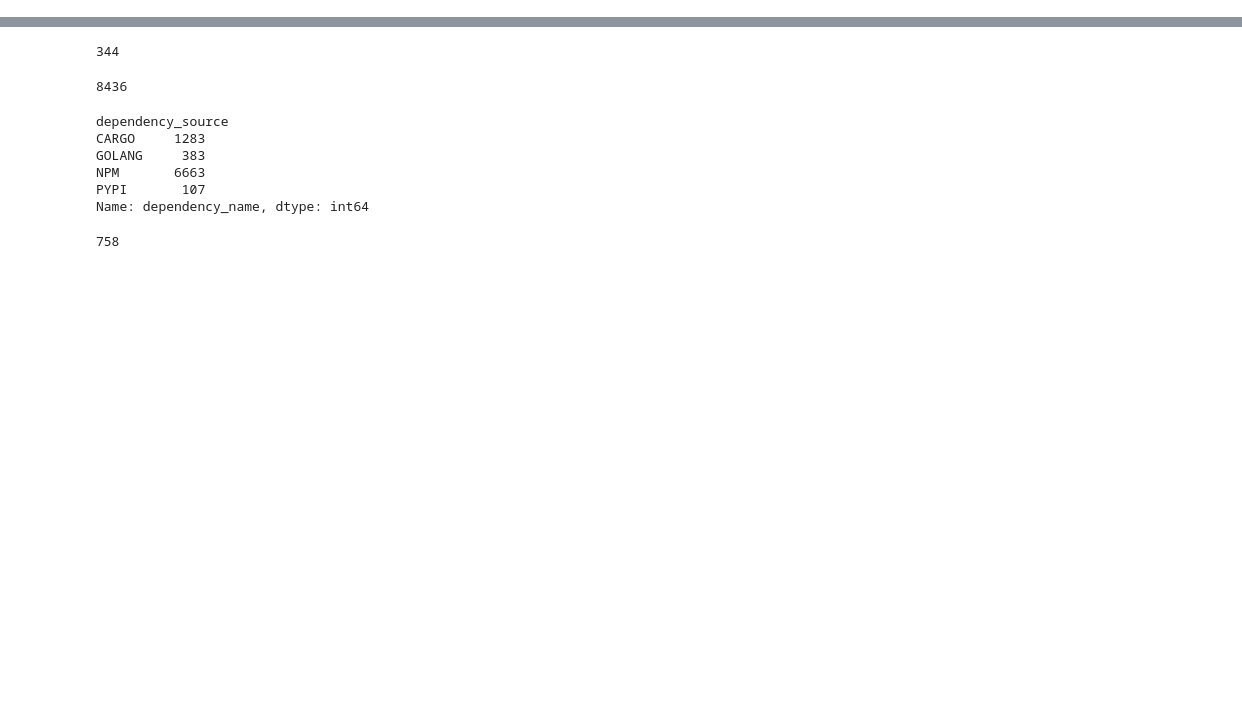
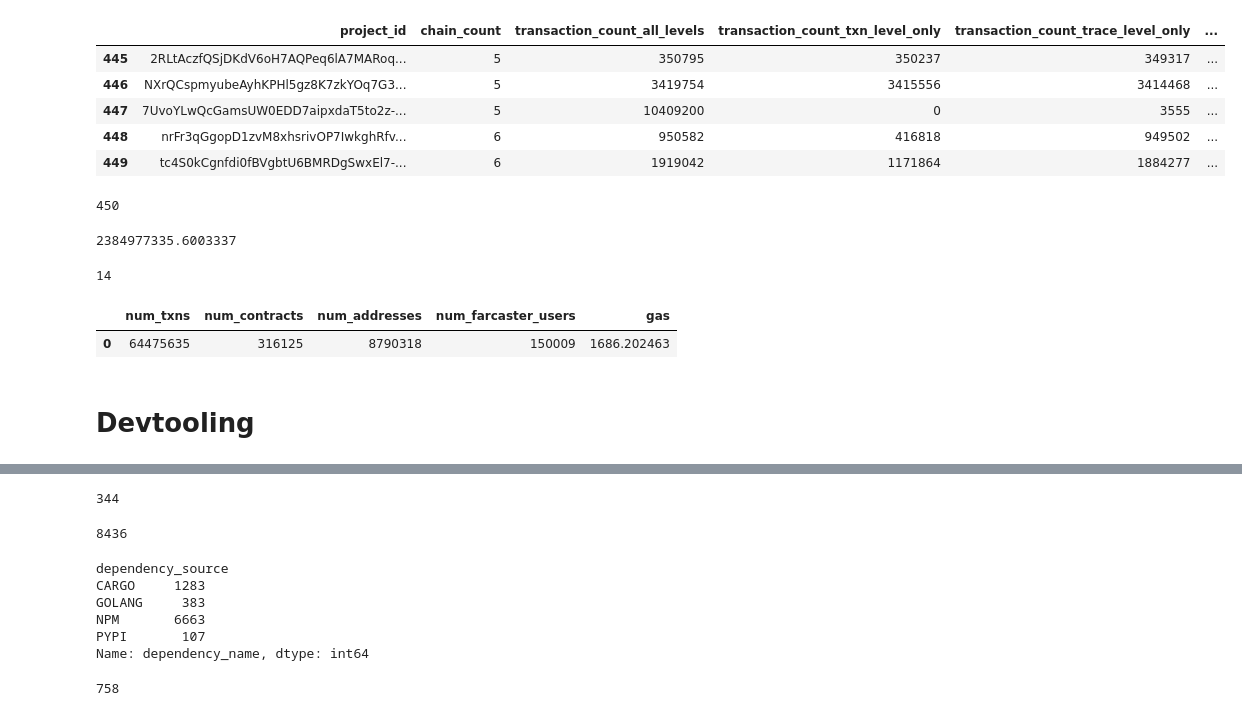
Before and after one commit to opensource-observer/insights, a Jupyter notebook: analysis/optimism/s7/s7_stats.ipynb, the cells around one changed output, grey strips where cells are left out. Cells and saved outputs as stored; diff of their text form; code cells hidden in the pictures; blank space fills up the shorter version.

Commit message:
feat(nb): add onchain buidler stats

```diff
--- a/analysis/optimism/s7/s7_stats.ipynb
+++ b/analysis/optimism/s7/s7_stats.ipynb
@@ -10,6 +10,57 @@ client = bigquery.Client(GCP_PROJECT)
 def stringify(lst):
     lst = [x for x in lst if x]
     return "('" + "','".join(lst) + "')"
+# %%
+results = client.query(f"""
+    select * from `oso.int_superchain_s7_onchain_builder_eligibility`
+""")
+df_onchain_projects = results.to_dataframe()
+df_onchain_projects.tail()
+# %% [output]
+|  | project_id | chain_count | transaction_count_all_levels | transaction_count_txn_level_only | transaction_count_trace_level_only | ... |
+| 445 | 2RLtAczfQSjDKdV6oH7AQPeq6lA7MARoq... | 5 | 350795 | 350237 | 349317 | ... |
+| 446 | NXrQCspmyubeAyhKPHl5gz8K7zkYOq7G3... | 5 | 3419754 | 3415556 | 3414468 | ... |
+| 447 | 7UvoYLwQcGamsUW0EDD7aipxdaT5to2z-... | 5 | 10409200 | 0 | 3555 | ... |
+| 448 | nrFr3qGgopD1zvM8xhsrivOP7IwkghRfv... | 6 | 950582 | 416818 | 949502 | ... |
+| 449 | tc4S0kCgnfdi0fBVgbtU6BMRDgSwxEl7-... | 6 | 1919042 | 1171864 | 1884277 | ... |
+# %%
+len(df_onchain_projects)
+# %% [output]
+450
+# %%
+df_defi = pd.read_csv('data/defillama_metrics.csv')
+df_defi[df_defi['measurement_period'] == 'Jan 2025']['amount'].sum() + 426_270_000 # uniswap
+# %% [output]
+2384977335.6003337
+# %%
+gbp = df_defi.groupby(['project_name', 'measurement_period'], as_index=False)['amount'].sum()
+len(gbp[(gbp['measurement_period'] == 'Jan 2025') & (gbp['amount']>1_000_000)])
+# %% [output]
+14
+# %%
+results = client.query(f"""
+select
+   approx_count_distinct(txn.hash) as num_txns,
+   approx_count_distinct(txn.to_address) as num_contracts,
+   approx_count_distinct(txn.from_address) as num_addresses,
+   approx_count_distinct(f.fid) as num_farcaster_users,
+   sum(txn.gas * txn.gas_price / 1e18) as gas
+from `optimism_superchain_raw_onchain_data.transactions` as txn
+join `metrics.artifacts_by_project_v1` as abp
+  on txn.to_address = abp.artifact_name
+left join `farcaster.verifications` as f
+  on txn.from_address = f.address
+where
+  txn.dt between '2025-01-01' and '2025-01-31'
+  and abp.artifact_namespace in ('op', 'base', 'metal', 'mode', 'frax', 'zora')
+""")
+df_txns = results.to_dataframe()
+df_txns
+# %% [output]
+|  | num_txns | num_contracts | num_addresses | num_farcaster_users | gas |
+| 0 | 64475635 | 316125 | 8790318 | 150009 | 1686.202463 |
+# %% [markdown]
+# Devtooling
 # %%
 languages = ['Solidity', 'TypeScript', 'Rust', 'Vyper']
 # %%
```
